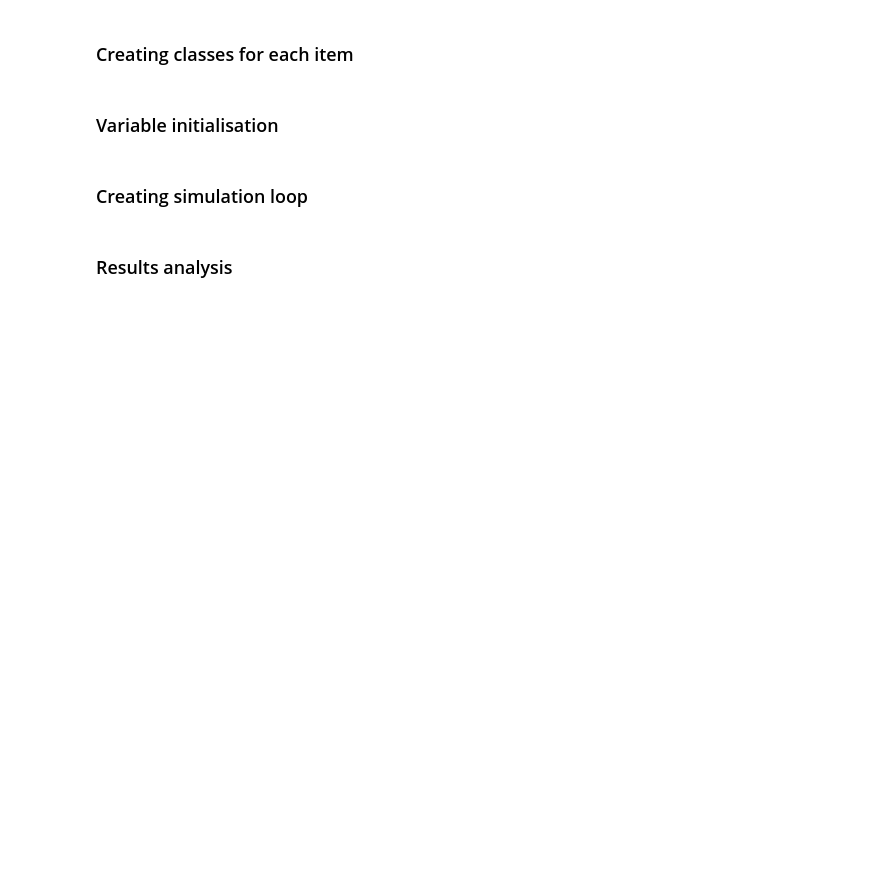
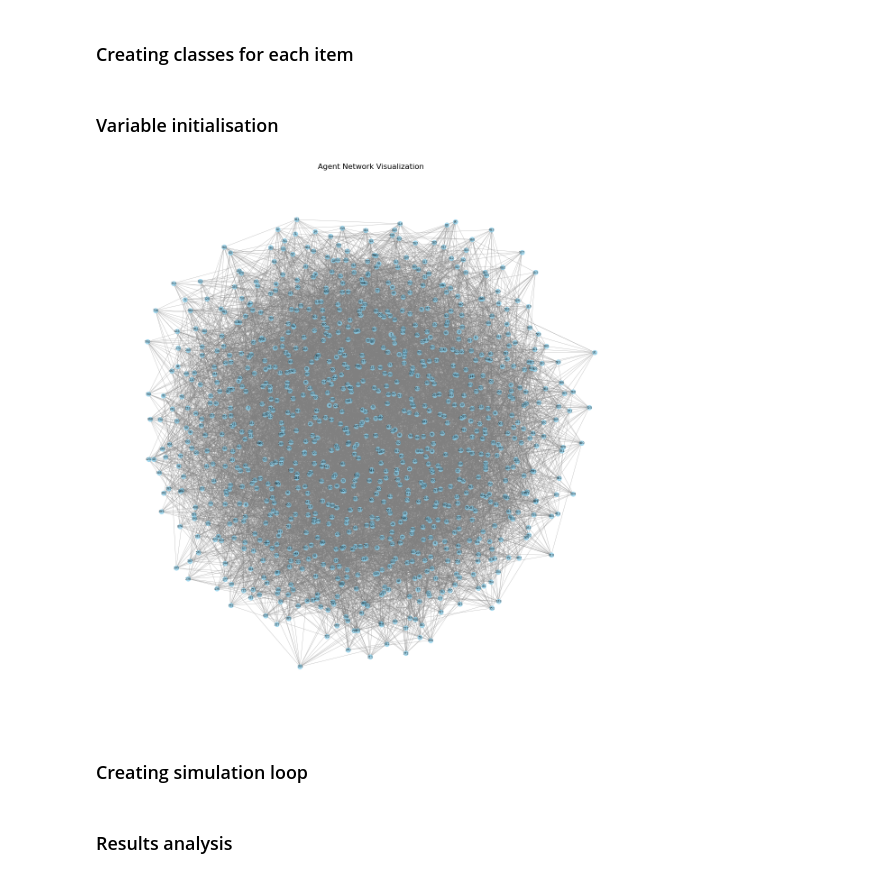
Before and after one commit to br3nd0g/extraterrestrial-belief-simulation, a Jupyter notebook: simulation.ipynb, the cells around one changed output. Saved outputs shown, nothing was run; the diff lists cells and outputs as text; code cells hidden in the pictures; blank space fills up the shorter version.

```diff
--- a/simulation.ipynb
+++ b/simulation.ipynb
@@ -53,4 +56,24 @@ for agent in agents:
     agent.connection_ids = connections
+# %%
+# graphing the network
+
+G = nx.Graph()
+
+# add nodes for each agent
+for agent in agents:
+    G.add_node(agent.id)
+
+# add edges based on connections
+for agent in agents:
+    for connection_id in agent.connection_ids:
+        G.add_edge(agent.id, connection_id)
+
+plt.figure(figsize=(12, 12))
+nx.draw(G, with_labels=True, node_size=50, font_size=5, node_color="skyblue", edge_color="gray", width=0.4, alpha=0.7)
+plt.title("Agent Network Visualization")
+plt.show()
+# %% [output]
+[figure, added]
 # %% [markdown]
 ### Creating simulation loop
 # %%
```
Also changed, not shown: parts of 8 cells of this notebook.
